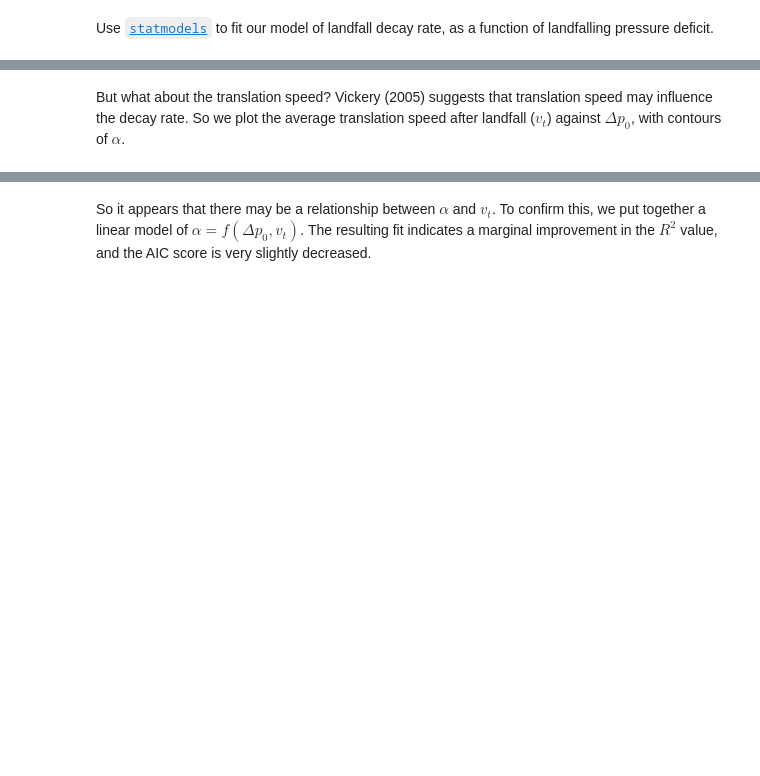
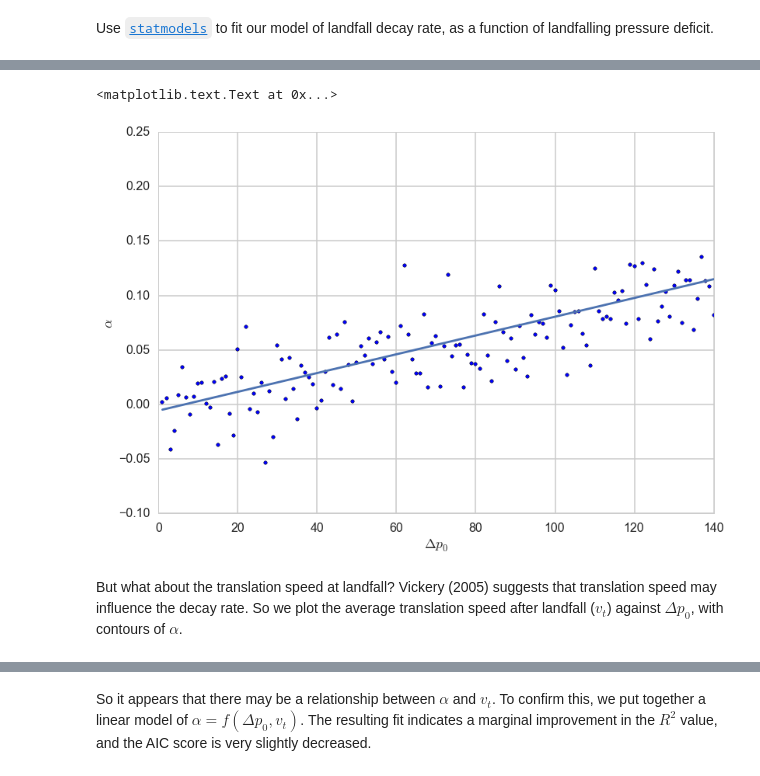
Before and after one commit to wcarthur/notebooks, a Jupyter notebook: TC landfall decay.ipynb, the cells around one changed output, grey strips where cells are left out. Cells and saved outputs as stored; diff of their text form; code cells hidden in the pictures; blank space fills up the shorter version.

```diff
--- a/TC landfall decay.ipynb
+++ b/TC landfall decay.ipynb
@@ -256,5 +287,21 @@ P-value:  [  4.43801057e-01   1.42461873e-09]
+# %%
+r = (results.rsquared)
+pr = results.params
+p0 = np.arange(1,141)
+
+pp = (pr[0] + pr[1]*p0) + np.random.normal(loc=fp0[0],scale=fp0[1],size=140)
+
+plt.scatter(p0,pp)
+plt.plot(p0, pr[0]+pr[1]*p0)
+plt.xlim((0,140))
+plt.ylim((-0.1, 0.25))
+plt.xlabel(r"${\Delta p_0}$")
+plt.ylabel(r"$\alpha$")
+# %% [output]
+<matplotlib.text.Text at 0x...>
+[figure, added]
 # %% [markdown]
-But what about the translation speed? Vickery (2005) suggests that translation speed may influence the decay rate. So we plot the average translation speed after landfall ($v_t$) against $\Delta p_0$, with contours of $\alpha$.
+But what about the translation speed at landfall? Vickery (2005) suggests that translation speed may influence the decay rate. So we plot the average translation speed after landfall ($v_t$) against $\Delta p_0$, with contours of $\alpha$.
 # %%
 seaborn.interactplot("dp0", 'v0', 'alpha', df, cmap=get_cmap("YlOrRd"), filled=True)
 # %% [output]
```
Also changed, not shown: parts of 14 cells of this notebook.
